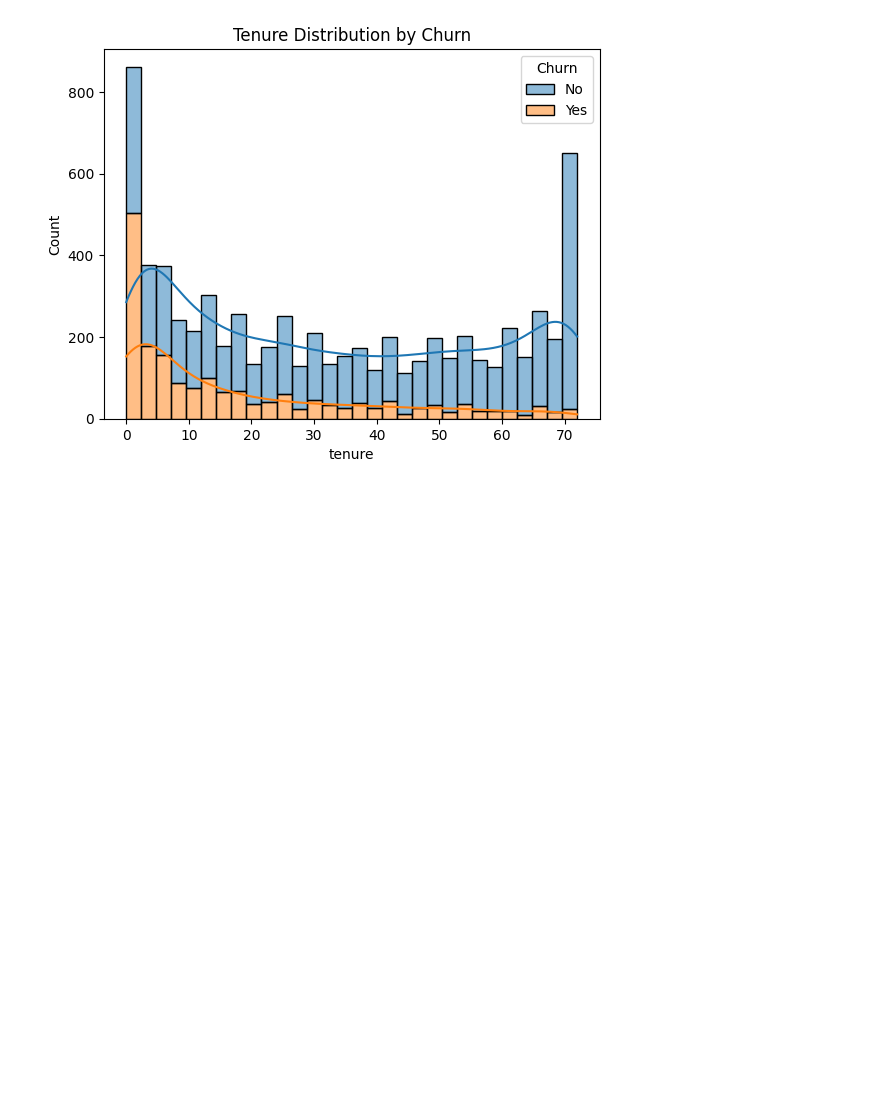
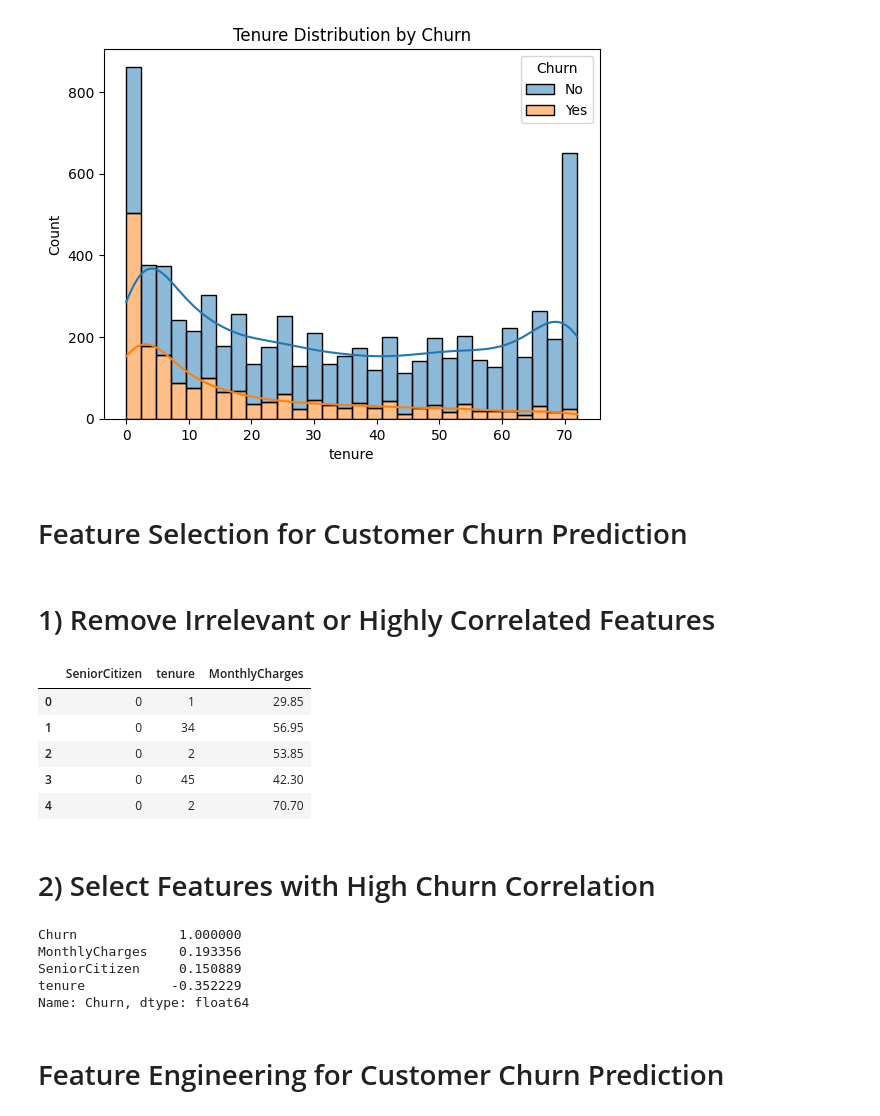
Before and after one commit to MoreMohit/GenAI-for-Customer-Churn-Explanations, a Jupyter notebook: Customer_Churn_Prediction.ipynb, the cells around one changed output. Cells and saved outputs as stored; diff of their text form; code cells hidden in the pictures; blank space fills up the shorter version.

```diff
--- a/Customer_Churn_Prediction.ipynb
+++ b/Customer_Churn_Prediction.ipynb
@@ -126,3 +126,46 @@ plt.title("Tenure Distribution by Churn")
 plt.show()
 # %% [output]
 [figure]
+# %% [markdown]
+# Feature Selection for Customer Churn Prediction
+# %% [markdown]
+# 1) Remove Irrelevant or Highly Correlated Features
+# %%
+corr_matrix = numeric_data.corr()
+# %%
+threshold = 0.8
+high_corr_features = set()
+
+for col in corr_matrix.columns:
+    for row in corr_matrix.index:
+        if abs(corr_matrix. loc[row, col]) > threshold and row != col:
+            high_corr_features.add(row)
+
+# Drop highly correlated features
+numeric_data = numeric_data.drop(columns=high_corr_features)
+numeric_data.head()
+# %% [output]
+|  | SeniorCitizen | tenure | MonthlyCharges |
+| 0 | 0 | 1 | 29.85 |
+| 1 | 0 | 34 | 56.95 |
+| 2 | 0 | 2 | 53.85 |
+| 3 | 0 | 45 | 42.30 |
+| 4 | 0 | 2 | 70.70 |
+# %% [markdown]
+# 2) Select Features with High Churn Correlation
+# %%
+# Add 'Churn' to the numeric data for correlation calculation
+numeric_data['Churn'] = data['Churn'].apply(lambda x: 1 if x == 'Yes' else 0)
+
+# Recalculate the correlation matrix to include 'Churn'
+corr_matrix = numeric_data.corr()
+
+# Get the correlation of all features with 'Churn'
+correlation_with_churn = corr_matrix["Churn"].sort_values(ascending=False)
+correlation_with_churn
+# %% [output]
+Churn             1.000000
+MonthlyCharges    0.193356
+SeniorCitizen     0.150889
+tenure           -0.352229
+Name: Churn, dtype: float64
@@ -128,0 +178,2 @@ plt.show()
+# %% [markdown]
+# Feature Engineering for Customer Churn Prediction
```
Also changed, not shown: parts of 33 cells of this notebook, 2 other files.
